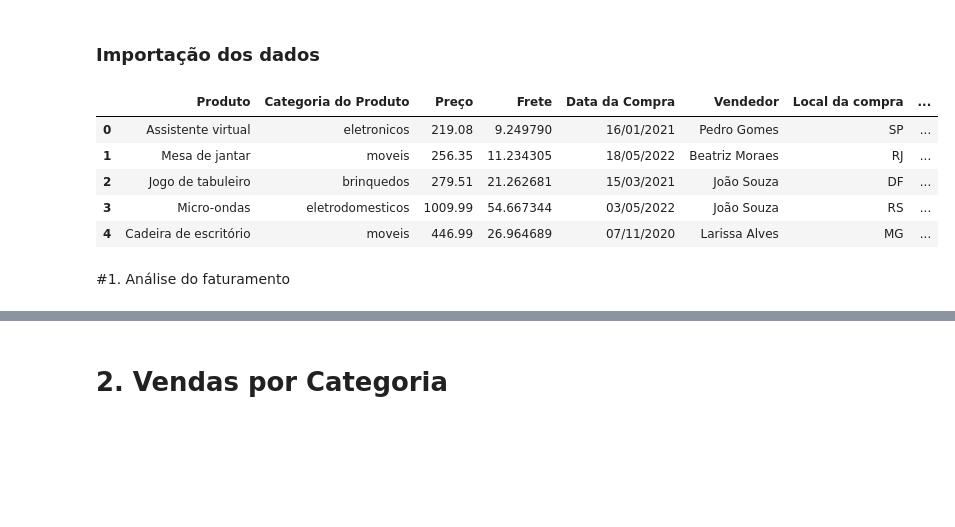
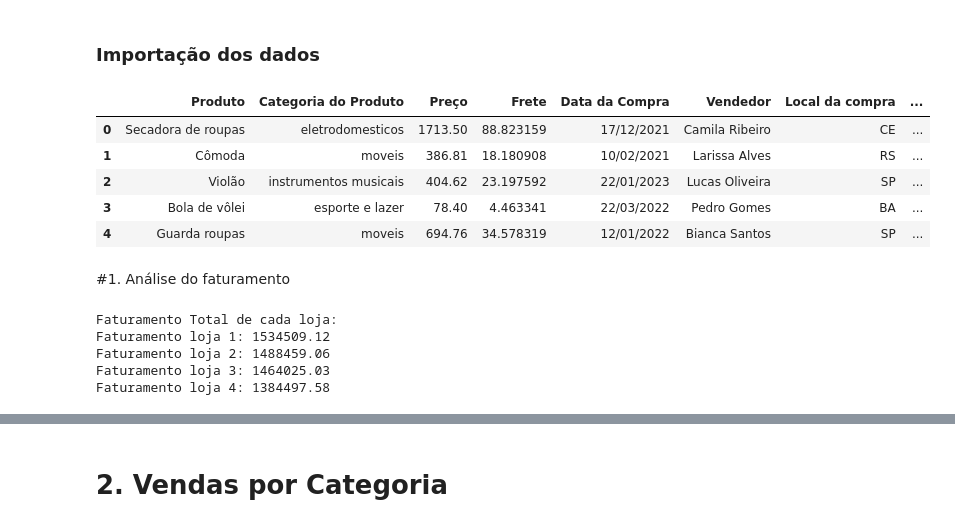
Before and after one commit to Tayara32/AluraStore, a Jupyter notebook: AluraStoreBr_TayaraCruz.ipynb, the cells around one changed output, grey strips where cells are left out. Drawn from its saved outputs; the diff is of its cells as text; code cells hidden in the pictures; blank space fills up the shorter version.

Commit message:
Update Análise de faturamento, Vendas por categorias

```diff
--- a/AluraStoreBr_TayaraCruz.ipynb
+++ b/AluraStoreBr_TayaraCruz.ipynb
@@ -3,23 +3,49 @@
 # %%
 import pandas as pd
 
 url = "https://raw.githubusercontent.com/alura-es-cursos/challenge1-data-science/refs/heads/main/base-de-dados-challenge-1/loja_1.csv"
 url2 = "https://raw.githubusercontent.com/alura-es-cursos/challenge1-data-science/refs/heads/main/base-de-dados-challenge-1/loja_2.csv"
 url3 = "https://raw.githubusercontent.com/alura-es-cursos/challenge1-data-science/refs/heads/main/base-de-dados-challenge-1/loja_3.csv"
 url4 = "https://raw.githubusercontent.com/alura-es-cursos/challenge1-data-science/refs/heads/main/base-de-dados-challenge-1/loja_4.csv"
 
 loja = pd.read_csv(url)
 loja2 = pd.read_csv(url2)
 loja3 = pd.read_csv(url3)
 loja4 = pd.read_csv(url4)
 
-loja.head()
+#mostra as 5 primeiras linhas de cada DataFrame (loja, loja1, loja12, loja3)
+loja3.head()
 # %% [output]
 |  | Produto | Categoria do Produto | Preço | Frete | Data da Compra | Vendedor | Local da compra | ... |
-| 0 | Assistente virtual | eletronicos | 219.08 | 9.249790 | 16/01/2021 | Pedro Gomes | SP | ... |
-| 1 | Mesa de jantar | moveis | 256.35 | 11.234305 | 18/05/2022 | Beatriz Moraes | RJ | ... |
-| 2 | Jogo de tabuleiro | brinquedos | 279.51 | 21.262681 | 15/03/2021 | João Souza | DF | ... |
-| 3 | Micro-ondas | eletrodomesticos | 1009.99 | 54.667344 | 03/05/2022 | João Souza | RS | ... |
-| 4 | Cadeira de escritório | moveis | 446.99 | 26.964689 | 07/11/2020 | Larissa Alves | MG | ... |
+| 0 | Secadora de roupas | eletrodomesticos | 1713.50 | 88.823159 | 17/12/2021 | Camila Ribeiro | CE | ... |
+| 1 | Cômoda | moveis | 386.81 | 18.180908 | 10/02/2021 | Larissa Alves | RS | ... |
+| 2 | Violão | instrumentos musicais | 404.62 | 23.197592 | 22/01/2023 | Lucas Oliveira | SP | ... |
+| 3 | Bola de vôlei | esporte e lazer | 78.40 | 4.463341 | 22/03/2022 | Pedro Gomes | BA | ... |
+| 4 | Guarda roupas | moveis | 694.76 | 34.578319 | 12/01/2022 | Bianca Santos | SP | ... |
 # %% [markdown]
 #1. Análise do faturamento
+# %%
+print('Faturamento Total de cada loja: ')
+
+'''
+Conceitos aplicados:
+  Acesso a colunas
+  Uso de .sum()
+  Print com interpolação de string (f-string)
+  Organização de análise por loja
+'''
+
+faturamento_loja1 = loja['Preço'].sum()
+print(f'Faturamento loja 1: {faturamento_loja1}')
+faturamento_loja2 = loja2['Preço'].sum()
+print(f'Faturamento loja 2: {faturamento_loja2}')
+faturamento_loja3 = loja3['Preço'].sum()
+print(f'Faturamento loja 3: {faturamento_loja3}')
+faturamento_loja4 = loja4['Preço'].sum()
+print(f'Faturamento loja 4: {faturamento_loja4}')
+# %% [output]
+Faturamento Total de cada loja:
+Faturamento loja 1: 1534509.12
+Faturamento loja 2: 1488459.06
+Faturamento loja 3: 1464025.03
+Faturamento loja 4: 1384497.58
```
Also changed, not shown: parts of 3 cells of this notebook.
